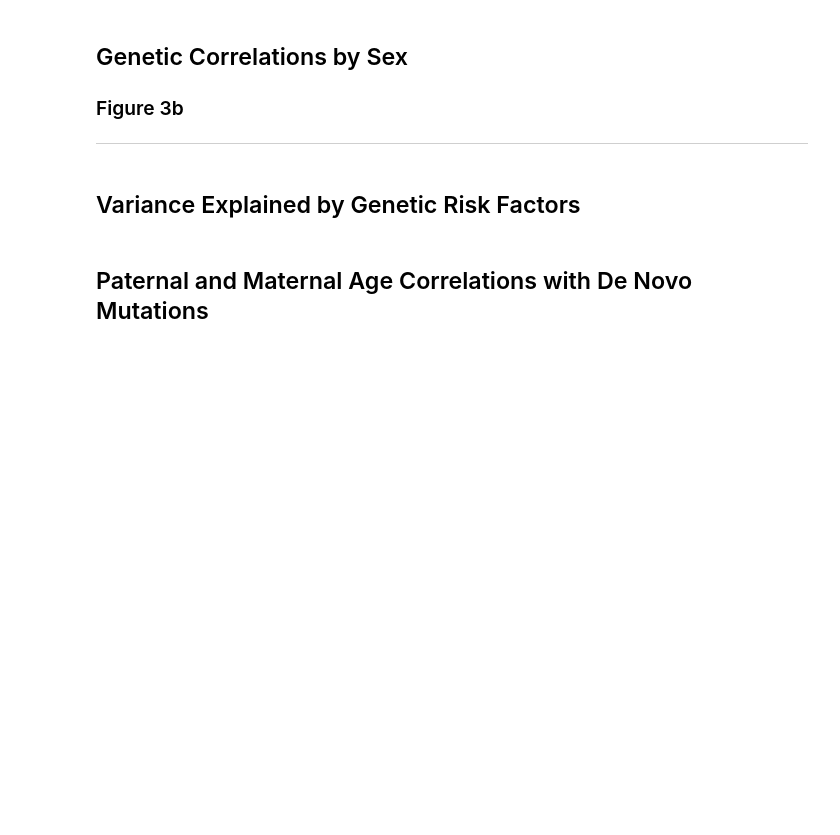
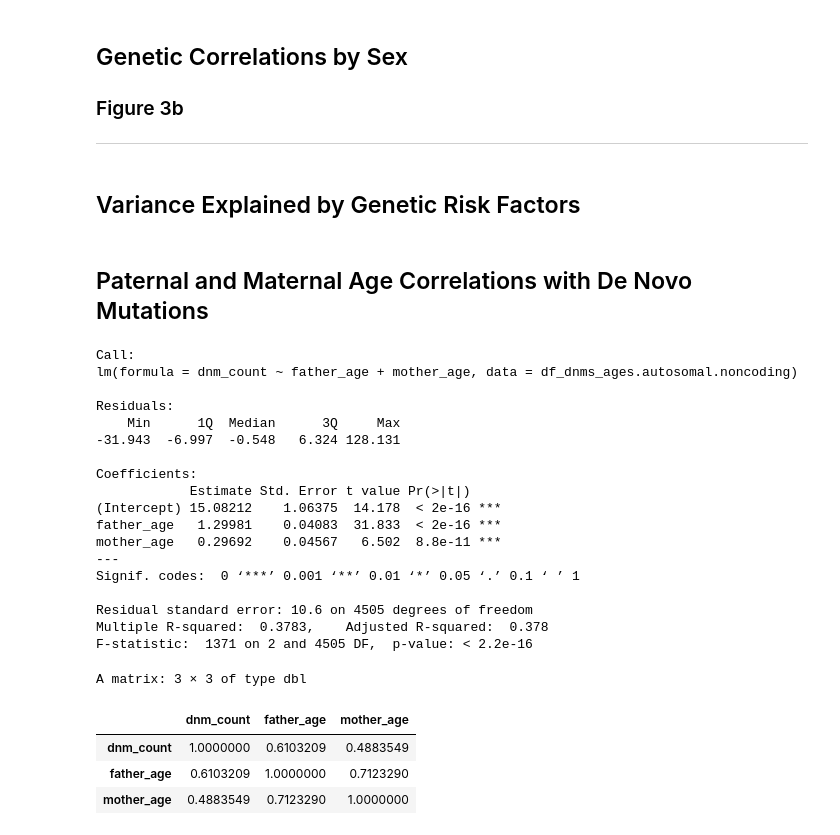
Before and after one commit to sebatlab/Antaki2021, a Jupyter notebook: Antaki2021_R_analysis.ipynb, the cells around one changed output. Cells and saved outputs as stored; diff of their text form; code cells hidden in the pictures; blank space fills up the shorter version.

```diff
--- a/Antaki2021_R_analysis.ipynb
+++ b/Antaki2021_R_analysis.ipynb
@@ -1709,0 +1711,36 @@ write.csv(d, file="all_t1burden_prs_200828.num.iid.responses_from_residuals.2020
+# %%
+# Paternal and maternal age correlation
+
+df_dnms_ages.autosomal.noncoding <- read.delim("df_dnms_ages.autosomal.noncoding.tsv")
+lmDNM = lm(dnm_count ~ father_age + mother_age, data = df_dnms_ages.autosomal.noncoding)
+summary(lmDNM)
+
+
+dnms_ages_vars <- c("dnm_count","father_age","mother_age")
+dnms_ages_df <- df_dnms_ages.autosomal.noncoding[dnms_ages_vars]
+corrmat <- cor(dnms_ages_df, method = "pearson", use = "complete.obs")
+corrmat
+# %% [output]
+Call:
+lm(formula = dnm_count ~ father_age + mother_age, data = df_dnms_ages.autosomal.noncoding)
+
+Residuals:
+    Min      1Q  Median      3Q     Max
+-31.943  -6.997  -0.548   6.324 128.131
+
+Coefficients:
+            Estimate Std. Error t value Pr(>|t|)
+(Intercept) 15.08212    1.06375  14.178  < 2e-16 ***
+father_age   1.29981    0.04083  31.833  < 2e-16 ***
+mother_age   0.29692    0.04567   6.502  8.8e-11 ***
+---
+Signif. codes:  0 ‘***’ 0.001 ‘**’ 0.01 ‘*’ 0.05 ‘.’ 0.1 ‘ ’ 1
+
+Residual standard error: 10.6 on 4505 degrees of freedom
+Multiple R-squared:  0.3783,    Adjusted R-squared:  0.378
+F-statistic:  1371 on 2 and 4505 DF,  p-value: < 2.2e-16
+A matrix: 3 × 3 of type dbl
+|  | dnm_count | father_age | mother_age |
+| dnm_count | 1.0000000 | 0.6103209 | 0.4883549 |
+| father_age | 0.6103209 | 1.0000000 | 0.7123290 |
+| mother_age | 0.4883549 | 0.7123290 | 1.0000000 |
```
Also changed, not shown: parts of 3 cells of this notebook.
